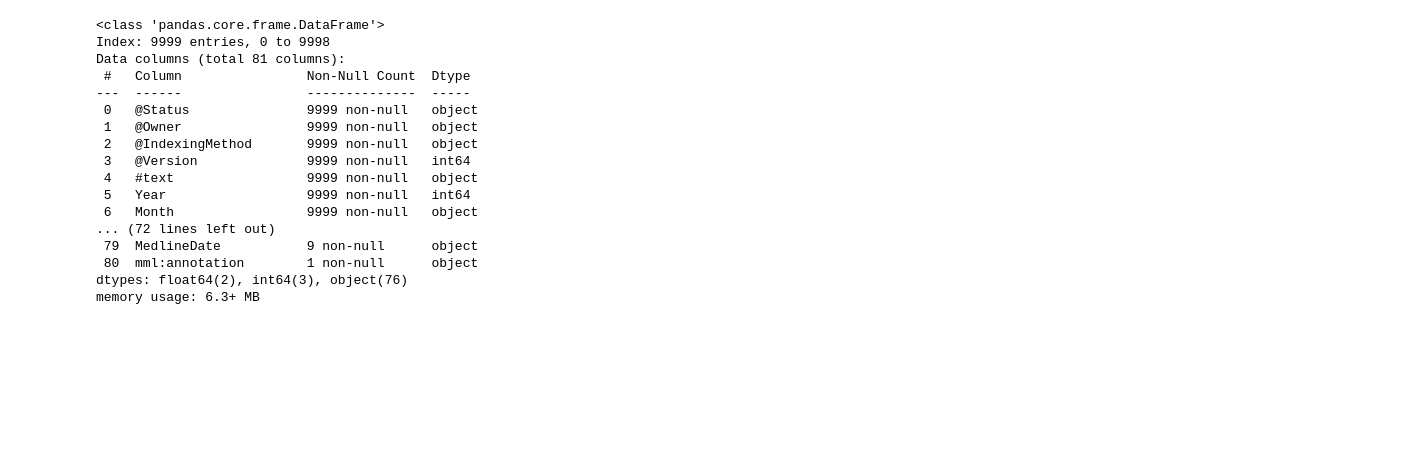
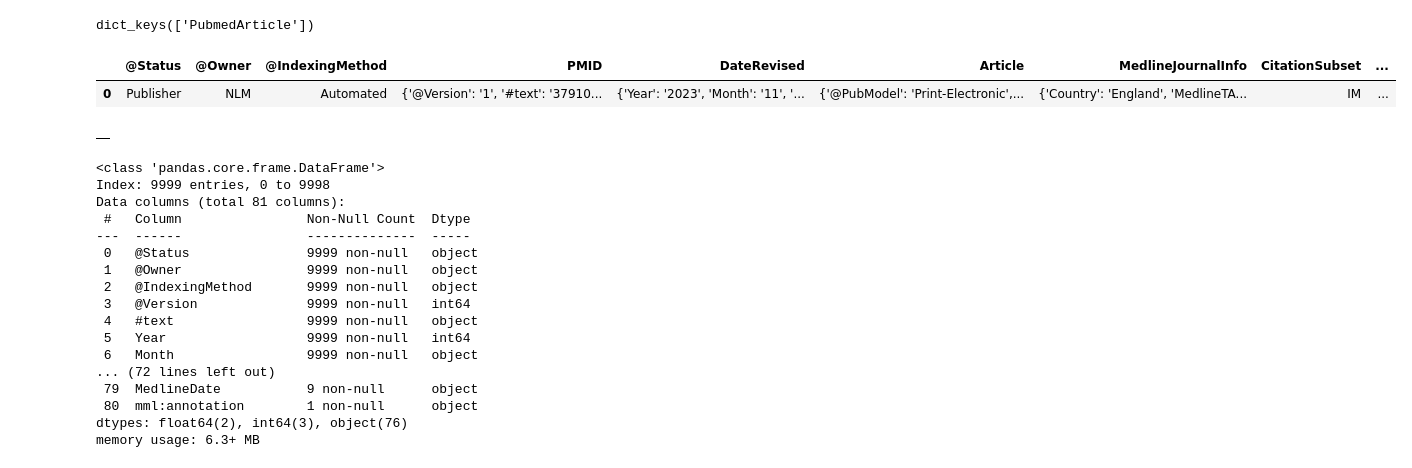
Before and after one commit to josemanuelgonzalezfornell/ncbi_proyect, a Jupyter notebook: src/notebooks/notebook.ipynb, the cells around one changed output. Cells and saved outputs as stored; diff of their text form; code cells hidden in the pictures; blank space fills up the shorter version.

```diff
--- a/src/notebooks/notebook.ipynb
+++ b/src/notebooks/notebook.ipynb
@@ -80,3 +88,17 @@ df
+# %%
+json_data["PubmedArticleSet"].keys()
+# %% [output]
+dict_keys(['PubmedArticle'])
+# %%
+import json
+pd.DataFrame([json_data["PubmedArticleSet"]["PubmedArticle"]["MedlineCitation"]])
+# %% [output]
+|  | @Status | @Owner | @IndexingMethod | PMID | DateRevised | Article | MedlineJournalInfo | CitationSubset | ... |
+| 0 | Publisher | NLM | Automated | {'@Version': '1', '#text': '37910... | {'Year': '2023', 'Month': '11', '... | {'@PubModel': 'Print-Electronic',... | {'Country': 'England', 'MedlineTA... | IM | ... |
+# %%
+df2
+# %% [output]
+|  |
 # %%
 df.to_csv("pubmed.csv")
 # %%
```
Also changed, not shown: parts of 4 cells of this notebook, 4 other files.
